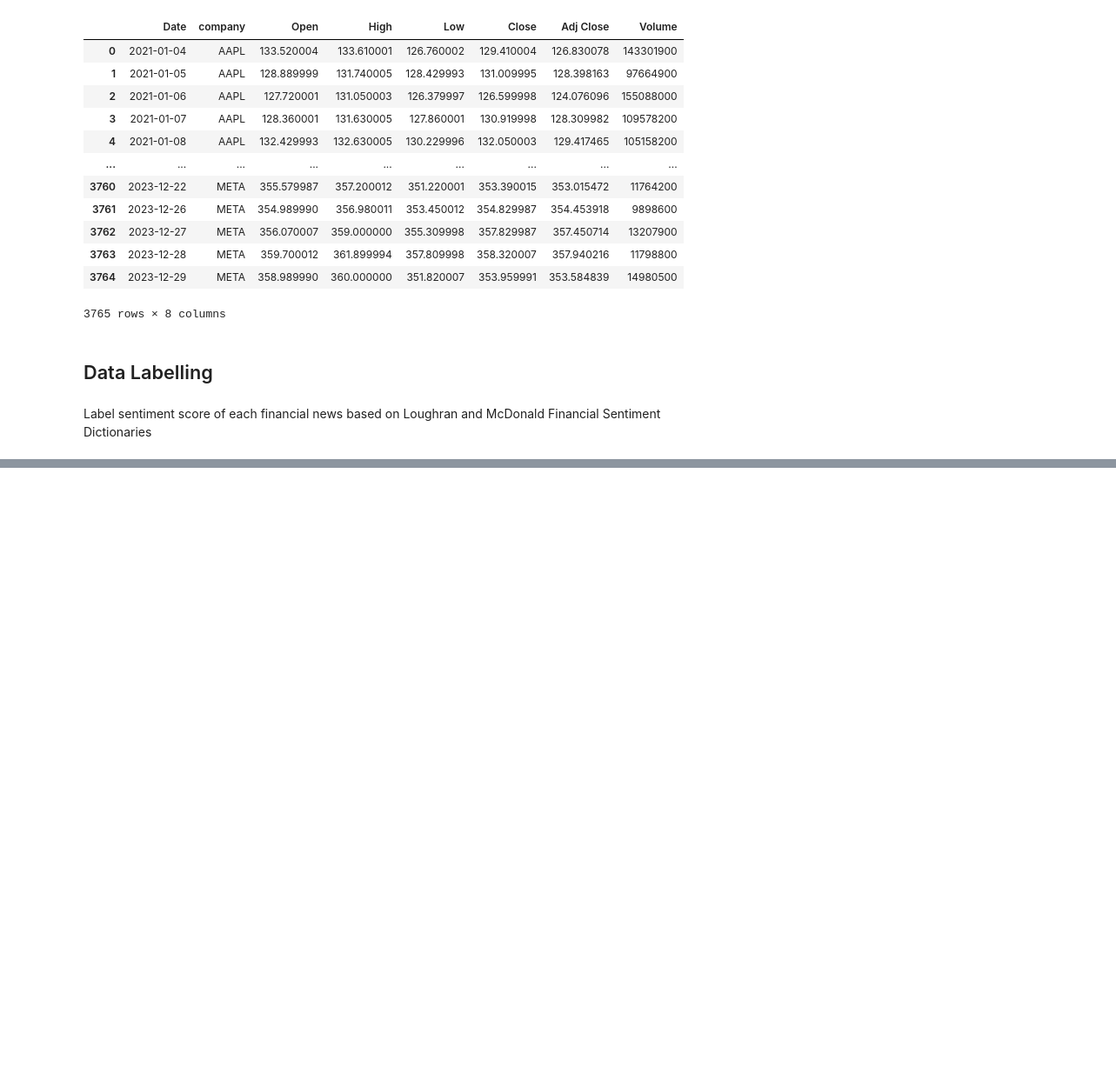
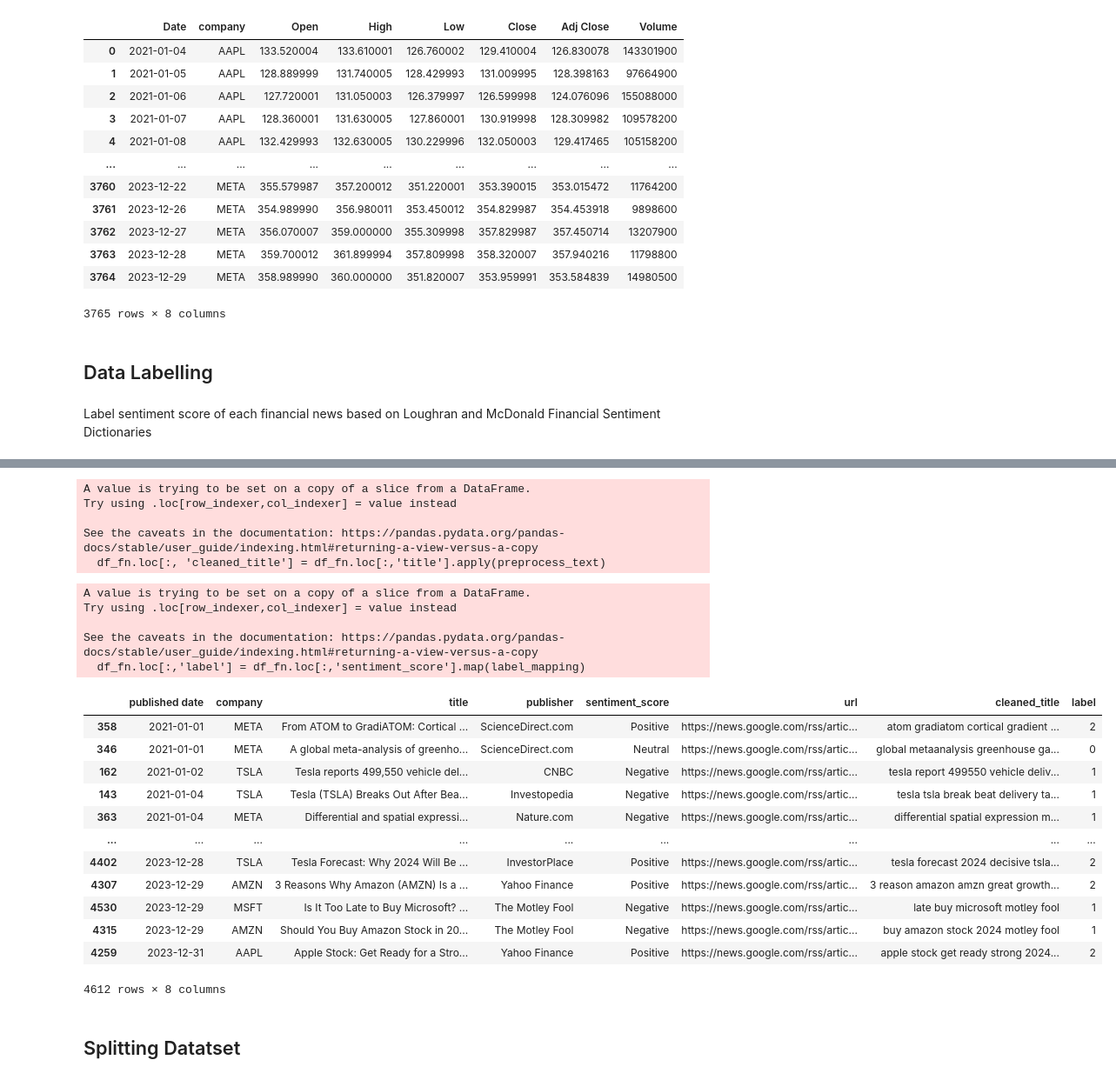
Before and after one commit to jtchan17/Sentiment-Analyzer-of-Stock-Prices, a Jupyter notebook: SentimentAnalyzer.ipynb, the cells around one changed output, grey strips where cells are left out. Shown: that part at 87% size. Drawn from its saved outputs; the diff is of its cells as text; code cells hidden in the pictures; blank space fills up the shorter version.

```diff
--- a/SentimentAnalyzer.ipynb
+++ b/SentimentAnalyzer.ipynb
@@ -384,0 +475,51 @@ with open(input_file, mode='r', newline='', encoding='utf-8') as infile, \
+# %%
+# Load spaCy model
+nlp = spacy.load('en_core_web_sm')
+stop_words = set(stopwords.words('english'))
+
+def preprocess_text(title):
+
+    title = title.lower() # Convert to lowercase
+
+    # Remove punctuation
+    title = title.translate(str.maketrans('', '', string.punctuation))
+
+    # Tokenize and lemmatize
+    doc = nlp(title)
+    tokens = [token.lemma_ for token in doc if token.text not in stop_words]
+    return ' '.join(tokens)
+
+df_fn.loc[:, 'cleaned_title'] = df_fn.loc[:,'title'].apply(preprocess_text)
+# %% [output]
+A value is trying to be set on a copy of a slice from a DataFrame.
+Try using .loc[row_indexer,col_indexer] = value instead
+
+See the caveats in the documentation: https://pandas.pydata.org/pandas-docs/stable/user_guide/indexing.html#returning-a-view-versus-a-copy
+  df_fn.loc[:, 'cleaned_title'] = df_fn.loc[:,'title'].apply(preprocess_text)
+# %%
+# Map labels to integers
+label_mapping = {'Neutral': 0, 'Negative': 1, 'Positive': 2}
+df_fn.loc[:,'label'] = df_fn.loc[:,'sentiment_score'].map(label_mapping)
+# %% [output]
+A value is trying to be set on a copy of a slice from a DataFrame.
+Try using .loc[row_indexer,col_indexer] = value instead
+
+See the caveats in the documentation: https://pandas.pydata.org/pandas-docs/stable/user_guide/indexing.html#returning-a-view-versus-a-copy
+  df_fn.loc[:,'label'] = df_fn.loc[:,'sentiment_score'].map(label_mapping)
+# %%
+df_fn = df_fn.sort_values(by='published date')
+df_fn
+# %% [output]
+|  | published date | company | title | publisher | sentiment_score | url | cleaned_title | label |
+| 358 | 2021-01-01 | META | From ATOM to GradiATOM: Cortical ... | ScienceDirect.com | Positive | https://news.google.com/rss/artic... | atom gradiatom cortical gradient ... | 2 |
+| 346 | 2021-01-01 | META | A global meta-analysis of greenho... | ScienceDirect.com | Neutral | https://news.google.com/rss/artic... | global metaanalysis greenhouse ga... | 0 |
+| 162 | 2021-01-02 | TSLA | Tesla reports 499,550 vehicle del... | CNBC | Negative | https://news.google.com/rss/artic... | tesla report 499550 vehicle deliv... | 1 |
+| 143 | 2021-01-04 | TSLA | Tesla (TSLA) Breaks Out After Bea... | Investopedia | Negative | https://news.google.com/rss/artic... | tesla tsla break beat delivery ta... | 1 |
+| 363 | 2021-01-04 | META | Differential and spatial expressi... | Nature.com | Negative | https://news.google.com/rss/artic... | differential spatial expression m... | 1 |
+| ... | ... | ... | ... | ... | ... | ... | ... | ... |
+| 4402 | 2023-12-28 | TSLA | Tesla Forecast: Why 2024 Will Be ... | InvestorPlace | Positive | https://news.google.com/rss/artic... | tesla forecast 2024 decisive tsla... | 2 |
+| 4307 | 2023-12-29 | AMZN | 3 Reasons Why Amazon (AMZN) Is a ... | Yahoo Finance | Positive | https://news.google.com/rss/artic... | 3 reason amazon amzn great growth... | 2 |
+| 4530 | 2023-12-29 | MSFT | Is It Too Late to Buy Microsoft? ... | The Motley Fool | Negative | https://news.google.com/rss/artic... | late buy microsoft motley fool | 1 |
+| 4315 | 2023-12-29 | AMZN | Should You Buy Amazon Stock in 20... | The Motley Fool | Negative | https://news.google.com/rss/artic... | buy amazon stock 2024 motley fool | 1 |
+| 4259 | 2023-12-31 | AAPL | Apple Stock: Get Ready for a Stro... | Yahoo Finance | Positive | https://news.google.com/rss/artic... | apple stock get ready strong 2024... | 2 |
+4612 rows × 8 columns
@@ -384,0 +552,2 @@ with open(input_file, mode='r', newline='', encoding='utf-8') as infile, \
+# %% [markdown]
+## Splitting Datatset
```
Also changed, not shown: parts of 33 cells of this notebook.
